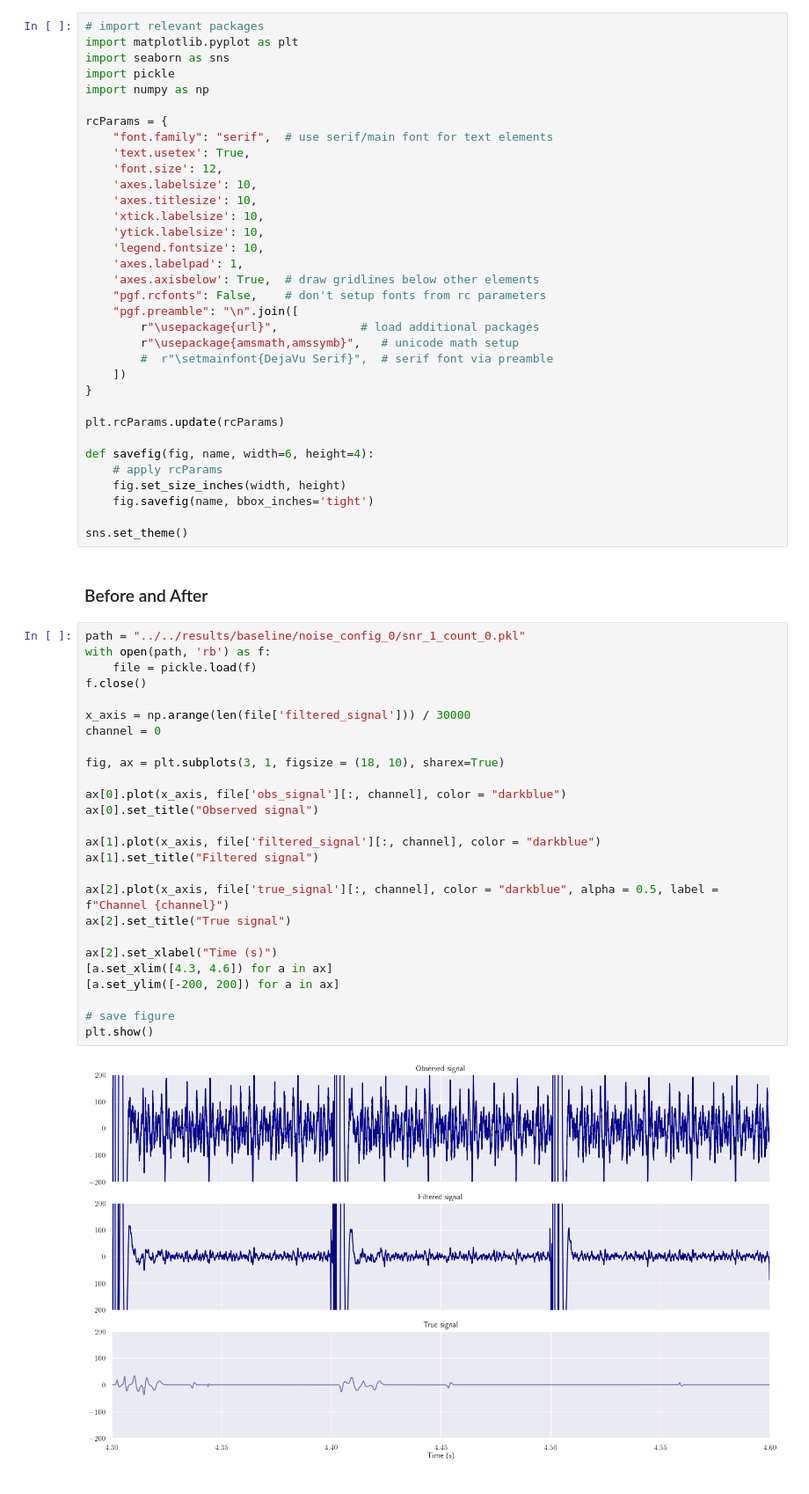
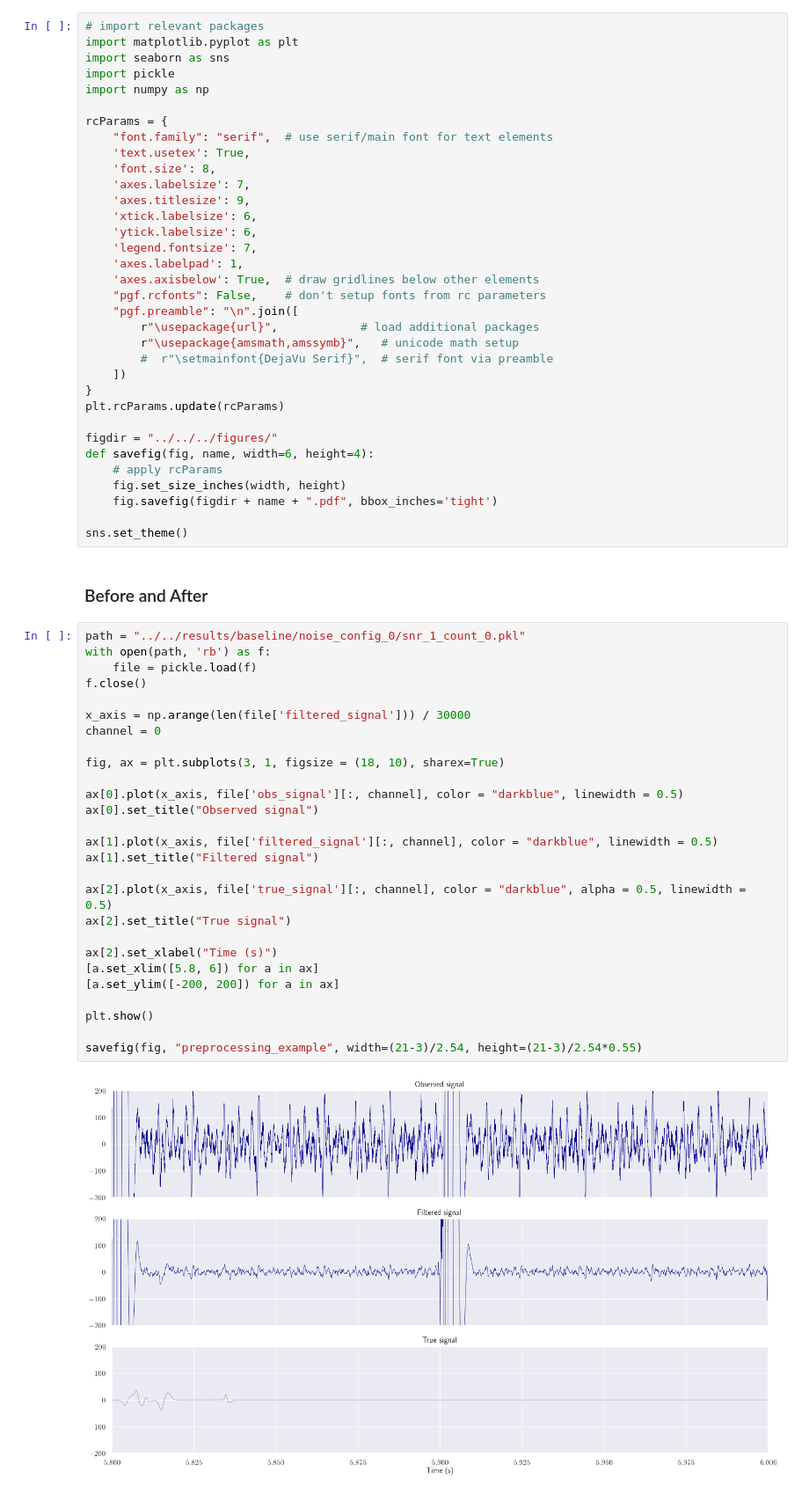
Before and after one commit to TheresaDF/NeuronSpikeEye, a Jupyter notebook: src/visualizations/preprocessing.ipynb, the cells around one changed output. Shown: that part at 88% size. Cells and saved outputs as stored; diff of their text form.

```diff
--- a/src/visualizations/preprocessing.ipynb
+++ b/src/visualizations/preprocessing.ipynb
@@ -10,12 +10,12 @@ import numpy as np
 rcParams = {
     "font.family": "serif",  # use serif/main font for text elements
     'text.usetex': True,
-    'font.size': 12,
-    'axes.labelsize': 10,
-    'axes.titlesize': 10,
-    'xtick.labelsize': 10,
-    'ytick.labelsize': 10,
-    'legend.fontsize': 10,
+    'font.size': 8,
+    'axes.labelsize': 7,
+    'axes.titlesize': 9,
+    'xtick.labelsize': 6,
+    'ytick.labelsize': 6,
+    'legend.fontsize': 7,
     'axes.labelpad': 1,
     'axes.axisbelow': True,  # draw gridlines below other elements
     "pgf.rcfonts": False,    # don't setup fonts from rc parameters
@@ -25,13 +25,13 @@ rcParams = {
         #  r"\setmainfont{DejaVu Serif}",  # serif font via preamble
     ])
 }
-
 plt.rcParams.update(rcParams)
 
+figdir = "../../../figures/"
 def savefig(fig, name, width=6, height=4):
     # apply rcParams
     fig.set_size_inches(width, height)
-    fig.savefig(name, bbox_inches='tight')
+    fig.savefig(figdir + name + ".pdf", bbox_inches='tight')
 
 sns.set_theme()
 # %% [markdown]
@@ -39,28 +39,29 @@ sns.set_theme()
 # %%
 path = "../../results/baseline/noise_config_0/snr_1_count_0.pkl"
 with open(path, 'rb') as f:
     file = pickle.load(f)
 f.close()
 
 x_axis = np.arange(len(file['filtered_signal'])) / 30000
 channel = 0
 
 fig, ax = plt.subplots(3, 1, figsize = (18, 10), sharex=True)
 
-ax[0].plot(x_axis, file['obs_signal'][:, channel], color = "darkblue")
+ax[0].plot(x_axis, file['obs_signal'][:, channel], color = "darkblue", linewidth = 0.5)
 ax[0].set_title("Observed signal")
 
-ax[1].plot(x_axis, file['filtered_signal'][:, channel], color = "darkblue")
+ax[1].plot(x_axis, file['filtered_signal'][:, channel], color = "darkblue", linewidth = 0.5)
 ax[1].set_title("Filtered signal")
 
-ax[2].plot(x_axis, file['true_signal'][:, channel], color = "darkblue", alpha = 0.5, label = f"Channel {channel}")
+ax[2].plot(x_axis, file['true_signal'][:, channel], color = "darkblue", alpha = 0.5, linewidth = 0.5)
 ax[2].set_title("True signal")
 
 ax[2].set_xlabel("Time (s)")
-[a.set_xlim([4.3, 4.6]) for a in ax]
+[a.set_xlim([5.8, 6]) for a in ax]
 [a.set_ylim([-200, 200]) for a in ax]
 
-# save figure
 plt.show()
+
+savefig(fig, "preprocessing_example", width=(21-3)/2.54, height=(21-3)/2.54*0.55)
 # %% [output]
-[figure, old version]
+[figure, new version]
```
Also changed, not shown: 1 other file.
